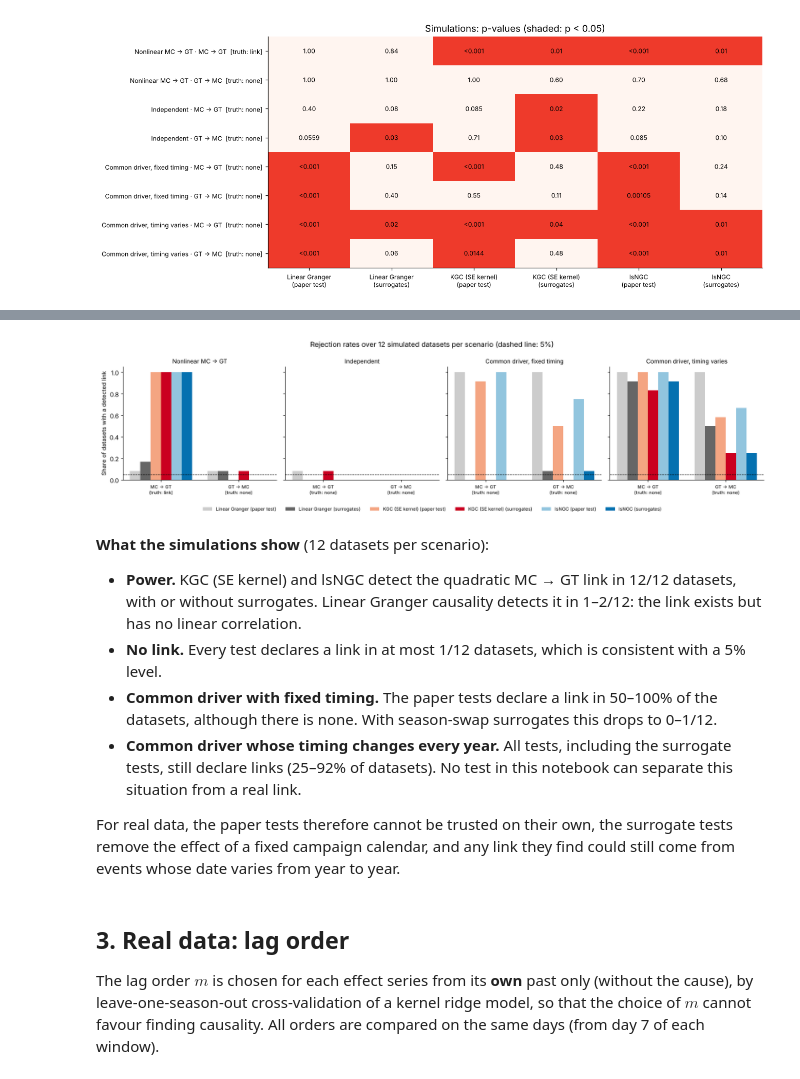
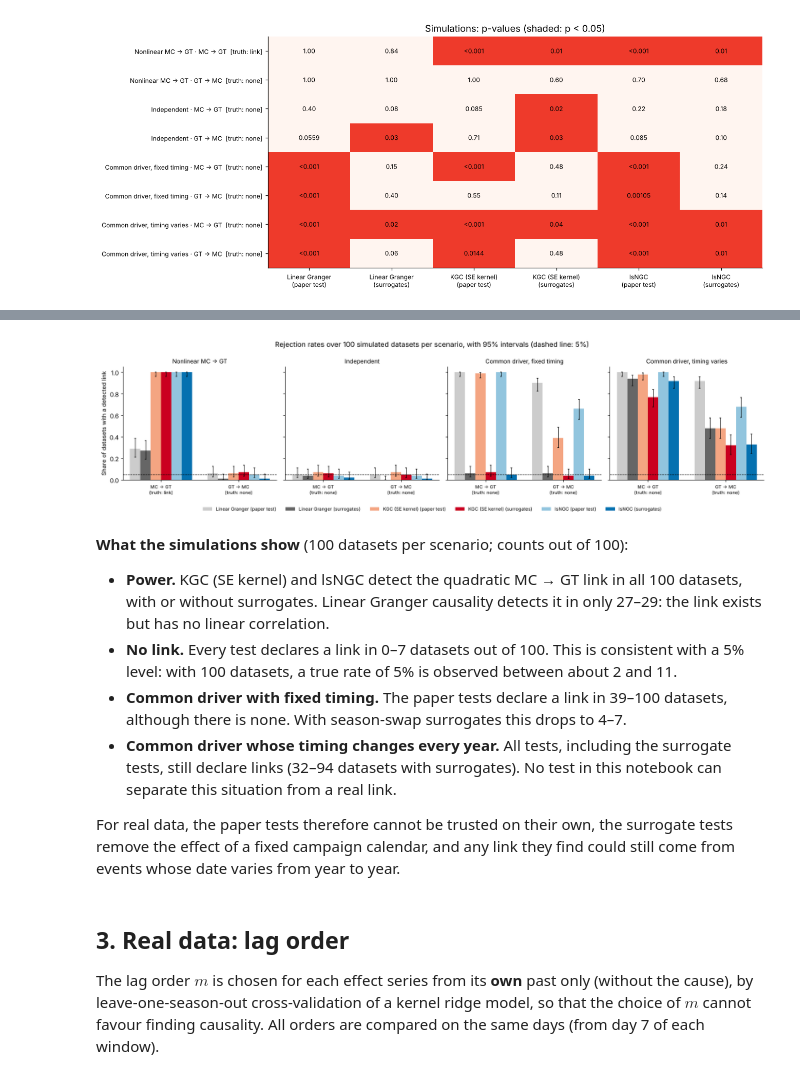
Before and after one commit to timothee-roi/publichealth-campaigns-datascience, a Jupyter notebook: notebooks/04_nonlinear_kernel_granger.ipynb, the cells around one changed output, grey strips where cells are left out. Drawn from its saved outputs; the diff is of its cells as text; code cells hidden in the pictures.

```diff
--- a/notebooks/04_nonlinear_kernel_granger.ipynb
+++ b/notebooks/04_nonlinear_kernel_granger.ipynb
@@ -192,12 +197,30 @@ fig.savefig(FIG_DIR / "kg01_simulation_single.png", dpi=200, bbox_inches="tight"
 # %%
 rate_jobs = [(sc, e, c, lab, seed) for sc in S.SCENARIOS for e, c, lab in DIRS for seed in RATE_SEEDS]
-rates_raw = cached("sim_rates", lambda: pd.DataFrame(Parallel(n_jobs=N_JOBS)(
-    delayed(sim_one)(sc, e, c, lab, N_SURR_RATE, seed=seed) for sc, e, c, lab, seed in rate_jobs)))
+CHUNK = 40   # jobs per cached chunk: an interrupted run resumes from the last saved chunk
+rates_raw = pd.concat([
+    cached(f"sim_rates_{RATE_SEEDS[-1] + 1}_{i}", lambda chunk=rate_jobs[i:i + CHUNK]: pd.DataFrame(
+        Parallel(n_jobs=N_JOBS)(delayed(sim_one)(sc, e, c, lab, N_SURR_RATE, seed=seed)
+                                for sc, e, c, lab, seed in chunk)))
+    for i in range(0, len(rate_jobs), CHUNK)], ignore_index=True)
+
+def wilson(k, n, z=1.96):
+    """95% Wilson score interval for a proportion k/n."""
+    p = k / n
+    centre = (p + z ** 2 / (2 * n)) / (1 + z ** 2 / n)
+    half = z * np.sqrt(p * (1 - p) / n + z ** 2 / (4 * n ** 2)) / (1 + z ** 2 / n)
+    return centre - half, centre + half
+
 
 rate_names = {c: t.replace("\n", " ") for c, t in TESTS}
-rate_table = (rates_raw.assign(**{c: rates_raw[c] < ALPHA for c in rate_names})
-              .groupby(["scenario", "direction", "truth"], sort=False)[list(rate_names)].mean()
-              .rename(columns=rate_names))
-rate_table.to_csv(TAB_DIR / "kernel_granger_simulation_rates.csv")
-rate_table.round(2)
+grp = rates_raw.assign(**{c: rates_raw[c] < ALPHA for c in rate_names}).groupby(
+    ["scenario", "direction", "truth"], sort=False)
+rate_table = grp[list(rate_names)].mean().rename(columns=rate_names)
+n_sets = grp.size()
+rate_lo = rate_table.apply(lambda col: wilson(col * n_sets, n_sets)[0])
+rate_hi = rate_table.apply(lambda col: wilson(col * n_sets, n_sets)[1])
+pd.concat({"rate": rate_table, "ci_low": rate_lo, "ci_high": rate_hi}, axis=1).to_csv(
+    TAB_DIR / "kernel_granger_simulation_rates.csv")
+print(f"{int(n_sets.iloc[0])} datasets per scenario and direction")
+(rate_table.round(2).astype(str) + " [" + rate_lo.round(2).astype(str) + ", "
+ + rate_hi.round(2).astype(str) + "]")
 # %% [output]
@@ -215,38 +254,40 @@ rate_table.round(2)
 # %%
 fig, axes = plt.subplots(1, 4, figsize=(16, 4.2), sharey=True)
 colors = ["#cccccc", "#666666", "#f4a582", "#ca0020", "#92c5de", "#0571b0"]
 names = list(rate_names.values())
 for ax, sc in zip(axes, S.SCENARIOS):
     sub = rate_table.loc[sc]
     x = np.arange(len(sub))
     w = 0.8 / len(names)
     for j, (nm, col) in enumerate(zip(names, colors)):
-        ax.bar(x + (j - len(names) / 2 + 0.5) * w, sub[nm], w, color=col, label=nm)
+        lo, hi = rate_lo.loc[sc][nm], rate_hi.loc[sc][nm]
+        ax.bar(x + (j - len(names) / 2 + 0.5) * w, sub[nm], w, color=col, label=nm,
+               yerr=[np.clip(sub[nm] - lo, 0, None), np.clip(hi - sub[nm], 0, None)], error_kw={"lw": 0.8, "capsize": 1.5, "ecolor": "black"})
     ax.axhline(ALPHA, color="black", lw=0.8, ls="--")
     ax.set_xticks(x, [f"{d}\n(truth: {'link' if t else 'none'})" for d, t in sub.index], fontsize=8)
     ax.set_title(sc, fontsize=10)
     ax.set_ylim(0, 1.05)
 axes[0].set_ylabel("Share of datasets with a detected link")
 h, l = axes[0].get_legend_handles_labels()
 fig.legend(h, l, loc="lower center", ncol=6, fontsize=8, frameon=False)
-fig.suptitle(f"Rejection rates over {len(RATE_SEEDS)} simulated datasets per scenario (dashed line: 5%)")
+fig.suptitle(f"Rejection rates over {len(RATE_SEEDS)} simulated datasets per scenario, with 95% intervals (dashed line: 5%)")
 fig.tight_layout(rect=(0, 0.07, 1, 1))
 fig.savefig(FIG_DIR / "kg02_simulation_rates.png", dpi=200, bbox_inches="tight")
 # %% [output]
-[figure, old version]
+[figure, new version]
 # %% [markdown]
-**What the simulations show** (12 datasets per scenario):
+**What the simulations show** (100 datasets per scenario; counts out of 100):
 
-* **Power.** KGC (SE kernel) and lsNGC detect the quadratic MC → GT link in 12/12 datasets,
-  with or without surrogates. Linear Granger causality detects it in 1–2/12: the link exists
-  but has no linear correlation.
-* **No link.** Every test declares a link in at most 1/12 datasets, which is consistent
-  with a 5% level.
-* **Common driver with fixed timing.** The paper tests declare a link in 50–100% of the
-  datasets, although there is none. With season-swap surrogates this drops to 0–1/12.
+* **Power.** KGC (SE kernel) and lsNGC detect the quadratic MC → GT link in all 100
+  datasets, with or without surrogates. Linear Granger causality detects it in only 27–29:
+  the link exists but has no linear correlation.
+* **No link.** Every test declares a link in 0–7 datasets out of 100. This is consistent
+  with a 5% level: with 100 datasets, a true rate of 5% is observed between about 2 and 11.
+* **Common driver with fixed timing.** The paper tests declare a link in 39–100 datasets,
+  although there is none. With season-swap surrogates this drops to 4–7.
 * **Common driver whose timing changes every year.** All tests, including the surrogate
-  tests, still declare links (25–92% of datasets). No test in this notebook can separate
-  this situation from a real link.
+  tests, still declare links (32–94 datasets with surrogates). No test in this notebook can
+  separate this situation from a real link.
 
 For real data, the paper tests therefore cannot be trusted on their own, the surrogate
 tests remove the effect of a fixed campaign calendar, and any link they find could still
```
Also changed, not shown: parts of 10 cells of this notebook, 35 other files.
